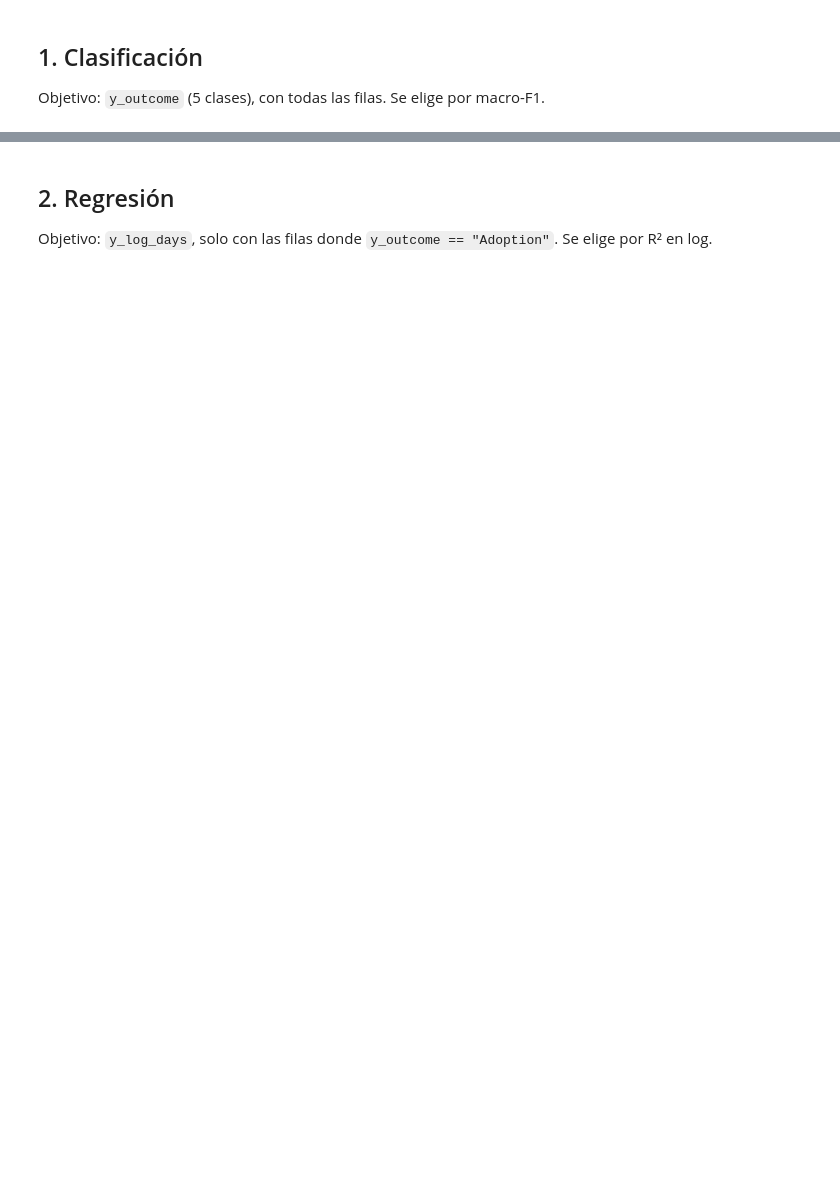
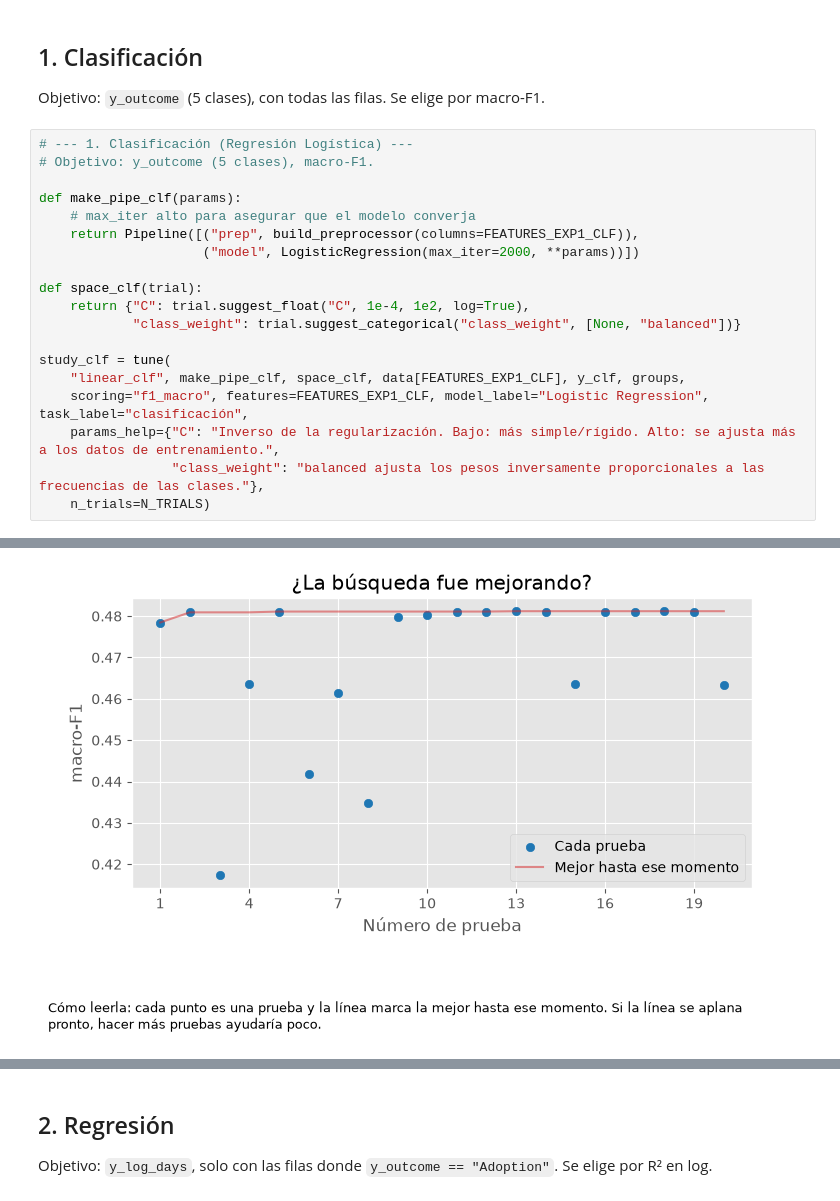
Before and after one commit to JorgeAVargasC/mucsi-ml-animal-shelter-project, a Jupyter notebook: notebooks/04-hyperparameter-optimization-experiment-1/04.1-linear-and-logistic-regression.ipynb, the cells around one changed output, grey strips where cells are left out. Drawn from its saved outputs; the diff is of its cells as text; blank space fills up the shorter version.

Commit message:
Naive-Bayes y logistic-regretion

```diff
--- a/notebooks/04-hyperparameter-optimization-experiment-1/04.1-linear-and-logistic-regression.ipynb
+++ b/notebooks/04-hyperparameter-optimization-experiment-1/04.1-linear-and-logistic-regression.ipynb
@@ -53,3 +71,23 @@ groups_reg = groups[adopted]
 ## 1. Clasificación
 
 Objetivo: `y_outcome` (5 clases), con todas las filas. Se elige por macro-F1.
+# %%
+# --- 1. Clasificación (Regresión Logística) ---
+# Objetivo: y_outcome (5 clases), macro-F1.
+
+def make_pipe_clf(params):
+    # max_iter alto para asegurar que el modelo converja
+    return Pipeline([("prep", build_preprocessor(columns=FEATURES_EXP1_CLF)),
+                     ("model", LogisticRegression(max_iter=2000, **params))])
+
+def space_clf(trial):
+    return {"C": trial.suggest_float("C", 1e-4, 1e2, log=True),
+            "class_weight": trial.suggest_categorical("class_weight", [None, "balanced"])}
+
+study_clf = tune(
+    "linear_clf", make_pipe_clf, space_clf, data[FEATURES_EXP1_CLF], y_clf, groups,
+    scoring="f1_macro", features=FEATURES_EXP1_CLF, model_label="Logistic Regression", task_label="clasificación",
+    params_help={"C": "Inverso de la regularización. Bajo: más simple/rígido. Alto: se ajusta más a los datos de entrenamiento.",
+                 "class_weight": "balanced ajusta los pesos inversamente proporcionales a las frecuencias de las clases."},
+    n_trials=N_TRIALS)
+# %% [output]
@@ -55,0 +111 @@ Objetivo: `y_outcome` (5 clases), con todas las filas. Se elige por macro-F1.
+[figure, added]
```
Also changed, not shown: parts of 5 cells of this notebook, 34 other files.
